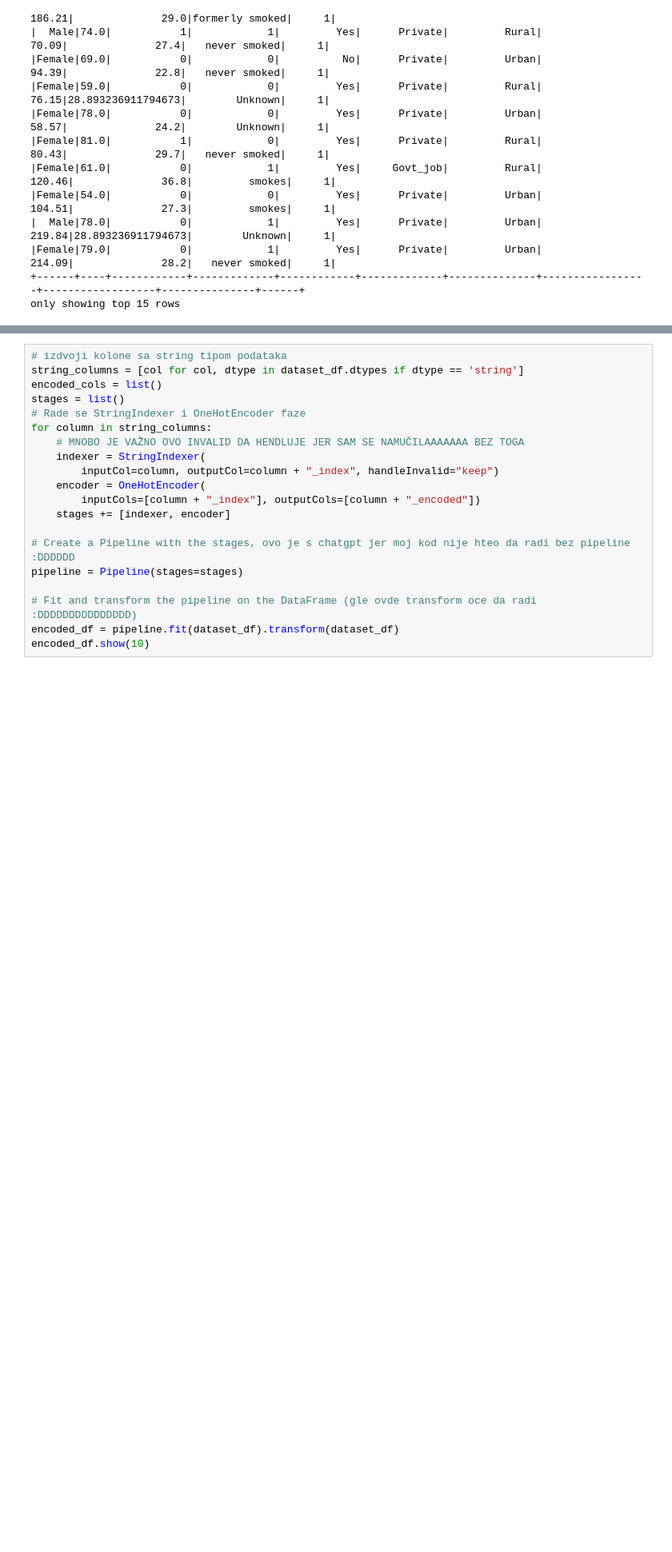
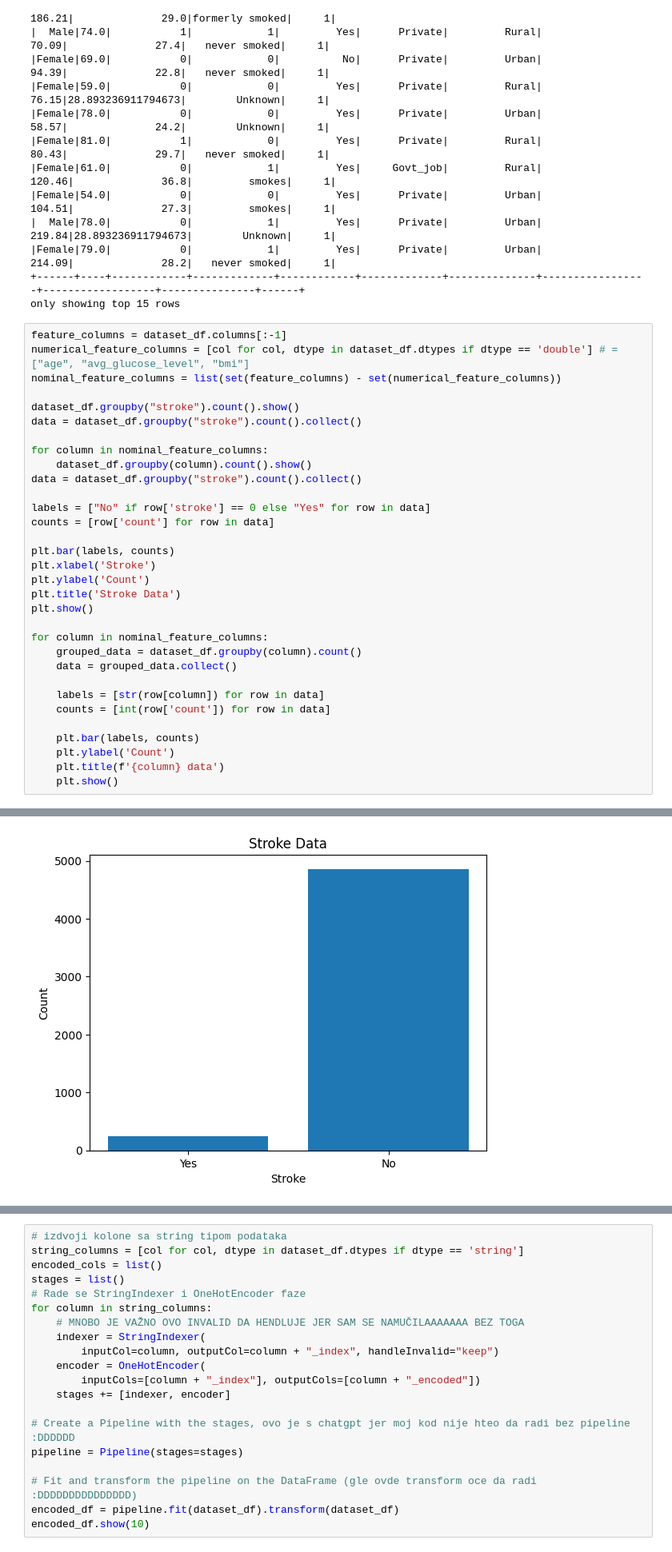
Before and after one commit to TanjaArsic/Data-warehouse-data-mining, a Jupyter notebook: stroke_prediction.ipynb, the cells around one changed output, grey strips where cells are left out. Shown: that part at 80% size. Drawn from its saved outputs; the diff is of its cells as text; blank space fills up the shorter version.

```diff
--- a/stroke_prediction.ipynb
+++ b/stroke_prediction.ipynb
@@ -107,3 +96,36 @@ dataset_df.show(15)
 |Female|79.0|           0|            1|         Yes|      Private|         Urban|           214.09|              28.2|   never smoked|     1|
 +------+----+------------+-------------+------------+-------------+--------------+-----------------+------------------+---------------+------+
 only showing top 15 rows
+# %%
+feature_columns = dataset_df.columns[:-1]
+numerical_feature_columns = [col for col, dtype in dataset_df.dtypes if dtype == 'double'] # = ["age", "avg_glucose_level", "bmi"]
+nominal_feature_columns = list(set(feature_columns) - set(numerical_feature_columns))
+
+dataset_df.groupby("stroke").count().show()
+data = dataset_df.groupby("stroke").count().collect()
+
+for column in nominal_feature_columns:
+    dataset_df.groupby(column).count().show()
+data = dataset_df.groupby("stroke").count().collect()
+
+labels = ["No" if row['stroke'] == 0 else "Yes" for row in data]
+counts = [row['count'] for row in data]
+
+plt.bar(labels, counts)
+plt.xlabel('Stroke')
+plt.ylabel('Count')
+plt.title('Stroke Data')
+plt.show()
+
+for column in nominal_feature_columns:
+    grouped_data = dataset_df.groupby(column).count()
+    data = grouped_data.collect()
+
+    labels = [str(row[column]) for row in data]
+    counts = [int(row['count']) for row in data]
+
+    plt.bar(labels, counts)
+    plt.ylabel('Count')
+    plt.title(f'{column} data')
+    plt.show()
+# %% [output]
@@ -109,0 +149 @@ only showing top 15 rows
+[figure, added]
```
Also changed, not shown: parts of 10 cells of this notebook, 2 other files.
